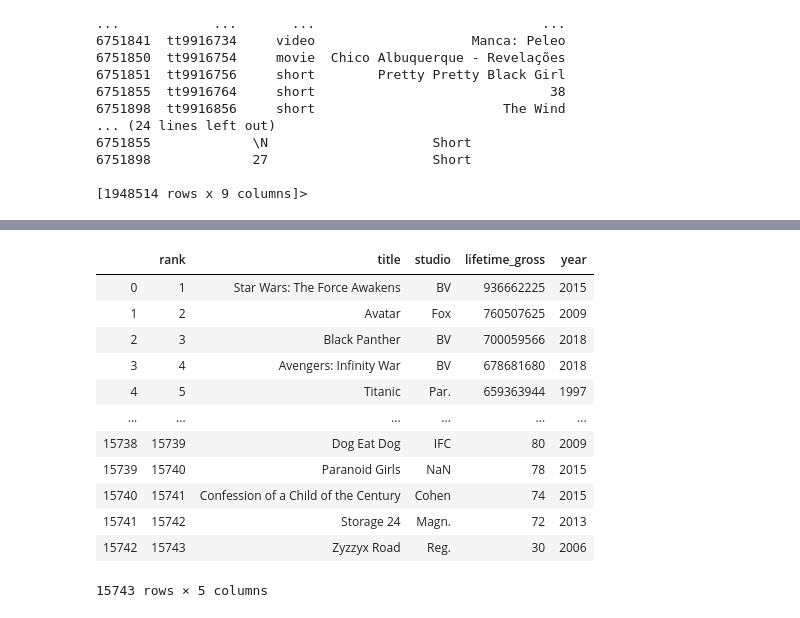
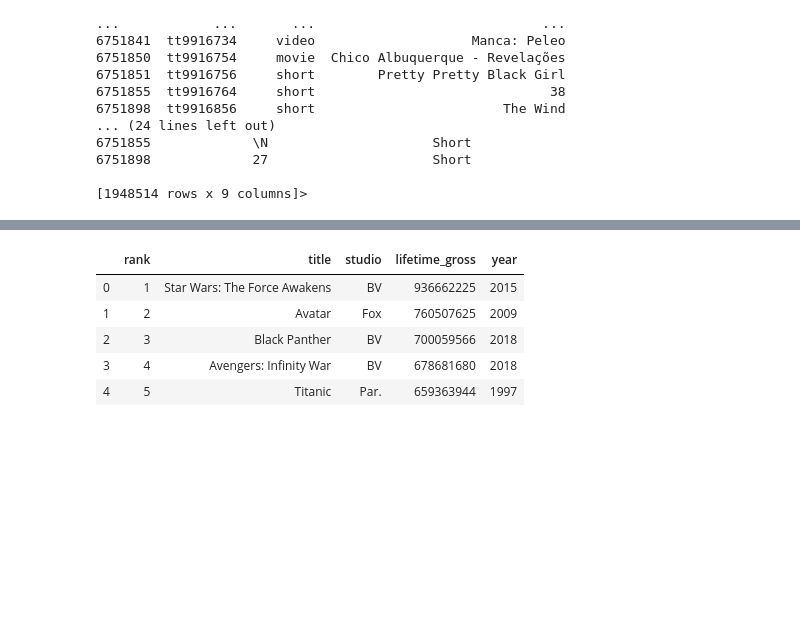
Before and after one commit to AlejandraRosa/final_project, a Jupyter notebook: notebooks/starter_updateAR.ipynb, the cells around one changed output, grey strips where cells are left out. Saved outputs shown, nothing was run; the diff lists cells and outputs as text; code cells hidden in the pictures; blank space fills up the shorter version.

```diff
--- a/notebooks/starter_updateAR.ipynb
+++ b/notebooks/starter_updateAR.ipynb
@@ -114,16 +128,9 @@ box_office = pd.read_csv('../data/boxoffice.csv')
 # %%
-box_office
+box_office.head()
 # %% [output]
 |  | rank | title | studio | lifetime_gross | year |
 | 0 | 1 | Star Wars: The Force Awakens | BV | 936662225 | 2015 |
 | 1 | 2 | Avatar | Fox | 760507625 | 2009 |
 | 2 | 3 | Black Panther | BV | 700059566 | 2018 |
 | 3 | 4 | Avengers: Infinity War | BV | 678681680 | 2018 |
 | 4 | 5 | Titanic | Par. | 659363944 | 1997 |
-| ... | ... | ... | ... | ... | ... |
-| 15738 | 15739 | Dog Eat Dog | IFC | 80 | 2009 |
-| 15739 | 15740 | Paranoid Girls | NaN | 78 | 2015 |
-| 15740 | 15741 | Confession of a Child of the Century | Cohen | 74 | 2015 |
-| 15741 | 15742 | Storage 24 | Magn. | 72 | 2013 |
-| 15742 | 15743 | Zyzzyx Road | Reg. | 30 | 2006 |
-15743 rows × 5 columns
```
Also changed, not shown: parts of 17 cells of this notebook.
